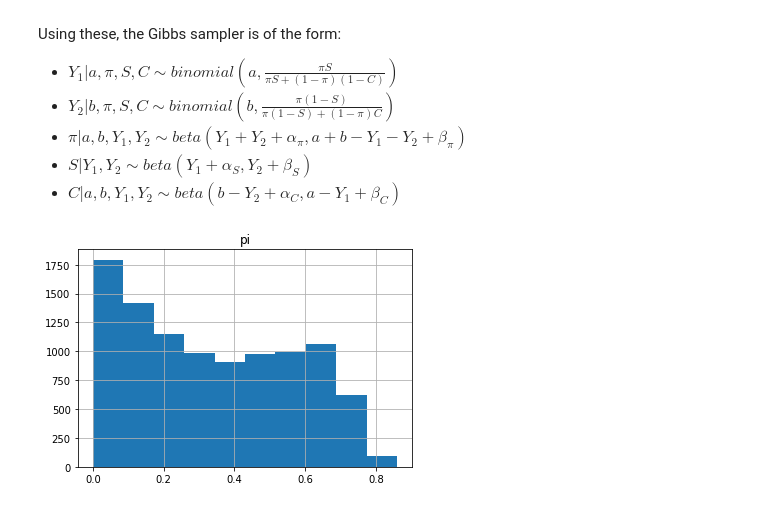
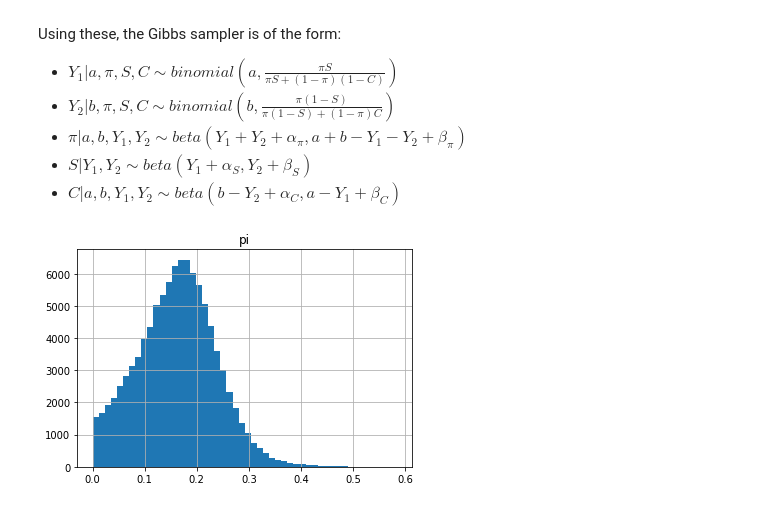
Before and after one commit to KCGallagher/periodic-sampling, a Jupyter notebook: periodic_sampling/gibbs_sampler/exampler.ipynb, the cells around one changed output. Cells and saved outputs as stored; diff of their text form; code cells hidden in the pictures.

```diff
--- a/periodic_sampling/gibbs_sampler/exampler.ipynb
+++ b/periodic_sampling/gibbs_sampler/exampler.ipynb
@@ -54,23 +53,25 @@ Using these, the Gibbs sampler is of the form:
 * $ S|Y_{1}, Y_{2} \sim beta(Y_{1} + \alpha_{S}, Y_{2} +\beta_{S})$
 * $ C|a,b,Y_{1}, Y_{2} \sim beta(b-Y_{2} + \alpha_{C},a-Y_{1} +\beta_{C})$
 # %%
-prior_params = {'alpha_pi': 1, 'beta_pi': 10,
-                'alpha_S': 10, 'beta_S': 1,
+prior_params = {'alpha_pi': 1, 'beta_pi': 1,  # Uniform prior for beta dist
+                'alpha_S': 10, 'beta_S': 1,  # Informed prior from previous study
                 'alpha_C': 10, 'beta_C': 1}
+
+# Sample initial values from the priors
 priors = {'pi': beta(prior_params['alpha_pi'], prior_params['beta_pi']),
           'S': beta(prior_params['alpha_S'], prior_params['beta_S']),
           'C': beta(prior_params['alpha_C'], prior_params['beta_C'])}
-sample = {'a': 80, 'b': 20}
+sample = {'a': 20, 'b':  80}  # From sample dataset
 
 params = {
     'Y1': Parameter(sample['a'], binomial, lambda a, pi, S, C, **kwargs: {'n':a, 'p':(pi*S)/((pi*S)+(1-pi)*(1-C))}),
     'Y2': Parameter(sample['b'], binomial, lambda b, pi, S, C, **kwargs: {'n':b, 'p':(pi*(1-S))/((pi*(1-S))+(1-pi)*C)}),
     'pi': Parameter(priors['pi'], beta, lambda a, b, Y1, Y2, **kwargs: {'a':Y1+Y2+prior_params['alpha_pi'], 'b': a+b-Y1-Y2+prior_params['beta_pi']}),
     'S': Parameter(priors['S'], beta, lambda Y1, Y2, **kwargs: {'a':Y1+prior_params['alpha_S'], 'b': Y2+prior_params['beta_S']}),
     'C': Parameter(priors['C'], beta, lambda a, b, Y1, Y2, **kwargs: {'a':b-Y2+prior_params['alpha_C'], 'b': a-Y1+prior_params['beta_C']})
-}  # Defines initial starting point - give Yi as the sample values, and S,C as 90% accurate
+}
 
-gibbs = gibbs_sampler(10000, params = {**params, **prior_params, **sample})
-gibbs.hist('pi');
+gibbs = gibbs_sampler(100000, params = {**params, **prior_params, **sample})
+gibbs.hist('pi', bins=50);
 # %% [output]
-[figure, old version]
+[figure, new version]
```
Also changed, not shown: parts of 10 cells of this notebook, 2 other files.
